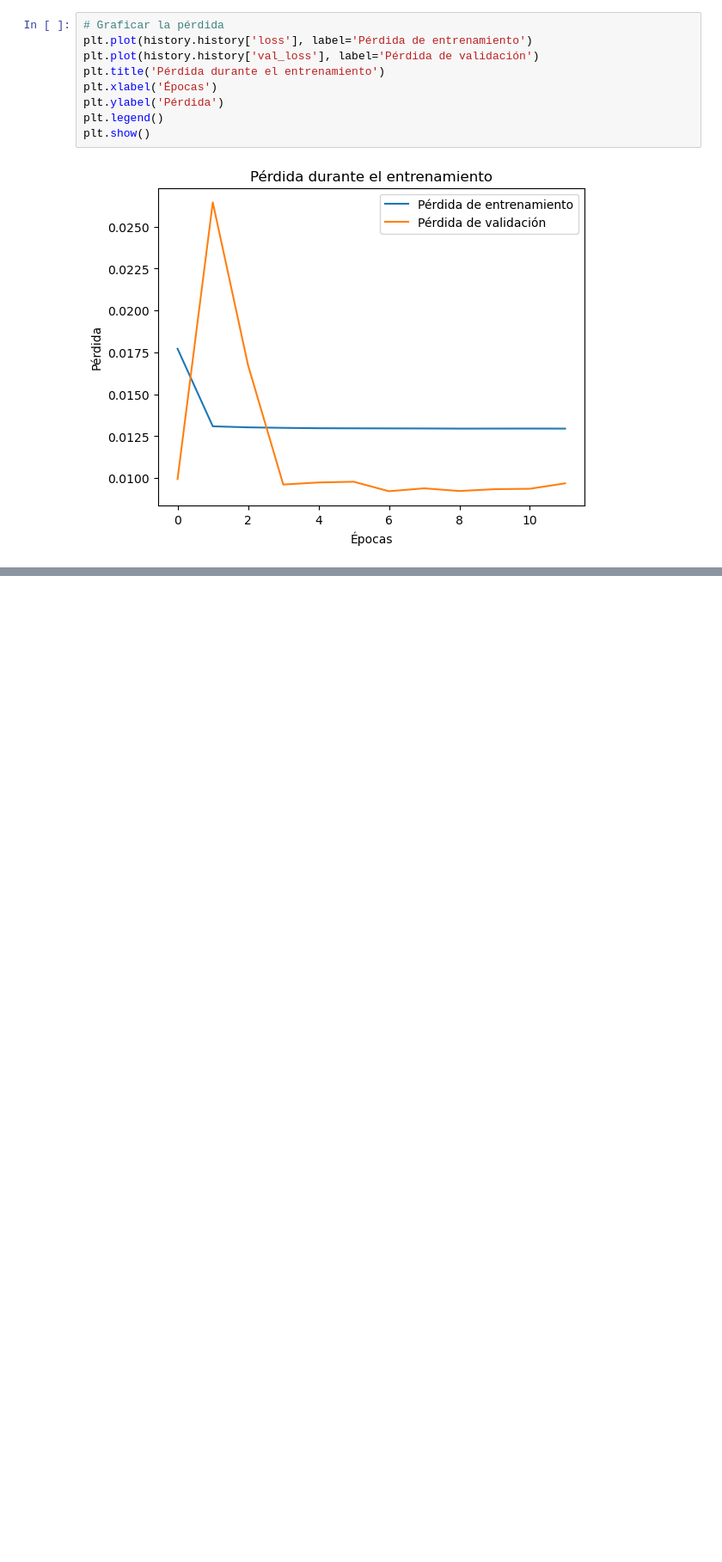
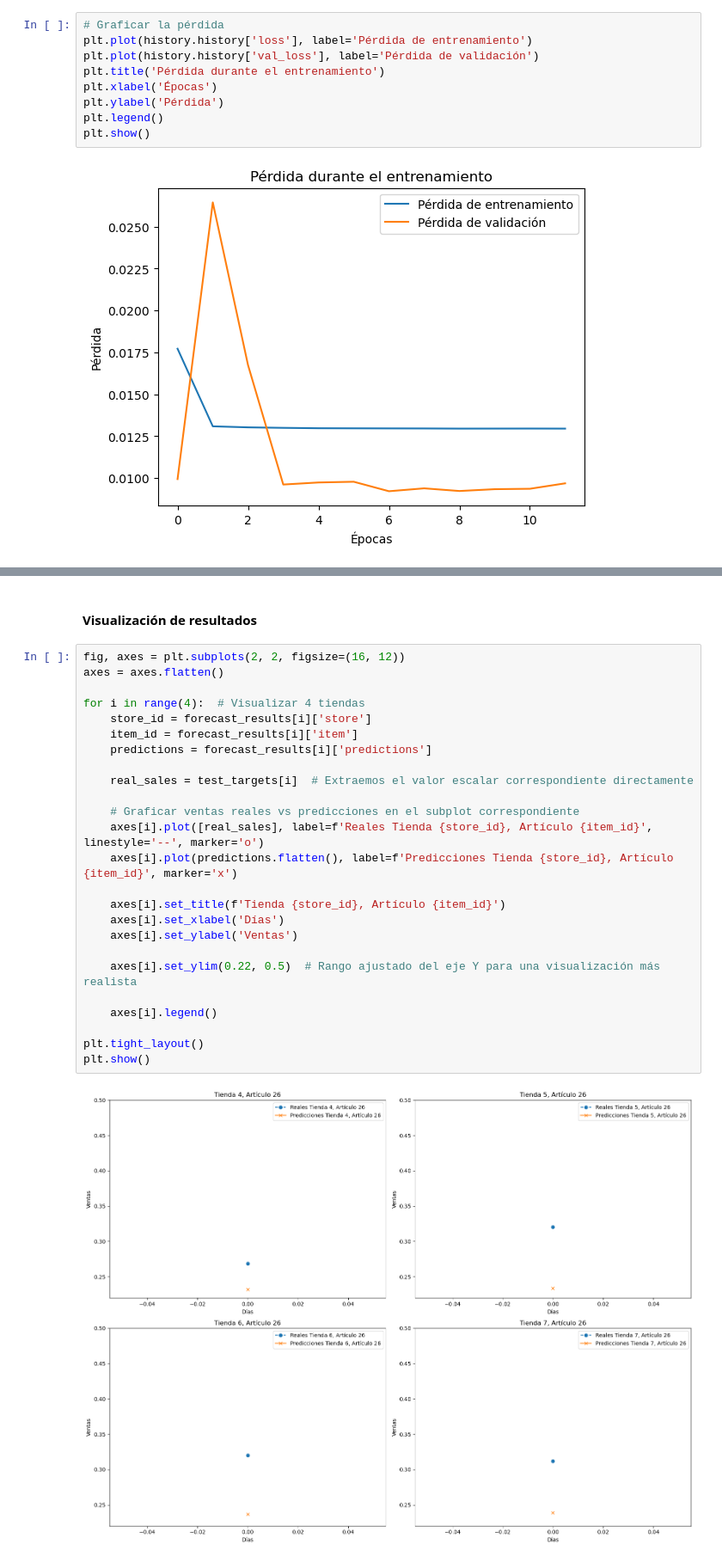
Before and after one commit to LeivaDiego/Laboratorio8-DL, a Jupyter notebook: Task1.ipynb, the cells around one changed output, grey strips where cells are left out. Shown at 86% size. Cells and saved outputs as stored; diff of their text form; blank space fills up the shorter version.

Commit message:
Visualización de resultados

```diff
--- a/Task1.ipynb
+++ b/Task1.ipynb
@@ -383,0 +431,29 @@ plt.show()
+# %% [markdown]
+#### Visualización de resultados
+# %%
+fig, axes = plt.subplots(2, 2, figsize=(16, 12))
+axes = axes.flatten()
+
+for i in range(4):  # Visualizar 4 tiendas
+    store_id = forecast_results[i]['store']
+    item_id = forecast_results[i]['item']
+    predictions = forecast_results[i]['predictions']
+
+    real_sales = test_targets[i]  # Extraemos el valor escalar correspondiente directamente
+
+    # Graficar ventas reales vs predicciones en el subplot correspondiente
+    axes[i].plot([real_sales], label=f'Reales Tienda {store_id}, Artículo {item_id}', linestyle='--', marker='o')
+    axes[i].plot(predictions.flatten(), label=f'Predicciones Tienda {store_id}, Artículo {item_id}', marker='x')
+
+    axes[i].set_title(f'Tienda {store_id}, Artículo {item_id}')
+    axes[i].set_xlabel('Días')
+    axes[i].set_ylabel('Ventas')
+
+    axes[i].set_ylim(0.22, 0.5)  # Rango ajustado del eje Y para una visualización más realista
+
+    axes[i].legend()
+
+plt.tight_layout()
+plt.show()
+# %% [output]
+[figure, added]
```
Also changed, not shown: parts of 3 cells of this notebook.
